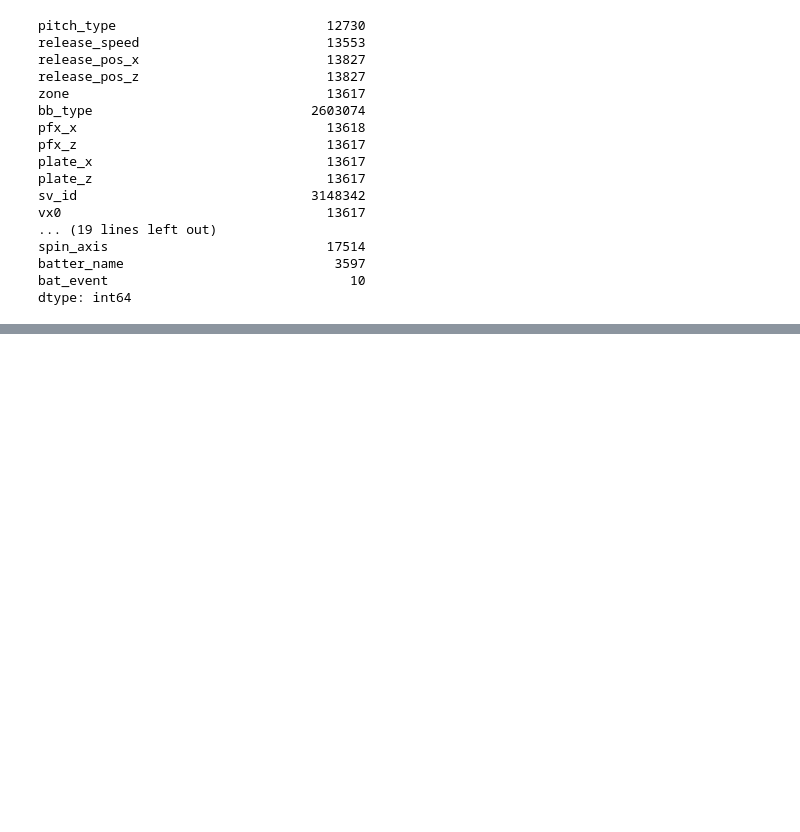
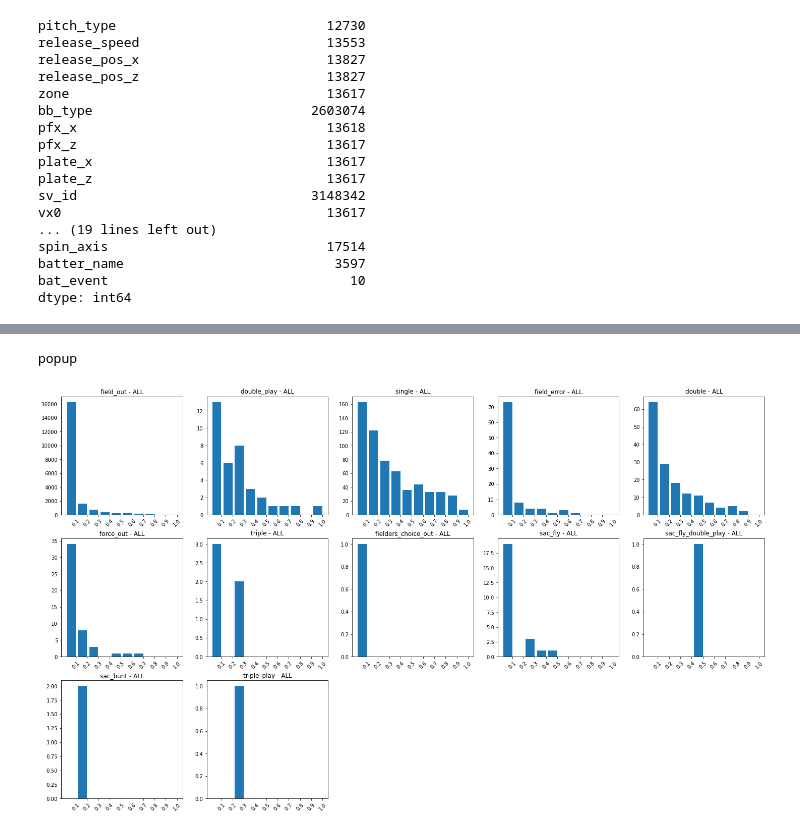
Before and after one commit to akingsley319/MLB_xBA_Prediction, a Jupyter notebook: missing_value_eda.ipynb, the cells around one changed output, grey strips where cells are left out. Drawn from its saved outputs; the diff is of its cells as text; code cells hidden in the pictures; blank space fills up the shorter version.

```diff
--- a/missing_value_eda.ipynb
+++ b/missing_value_eda.ipynb
@@ -477,0 +496,6 @@ df[df.bat_event.isin(non_hit)]['bat_event'].count()
+# %%
+print('popup')
+events = plot_against_event(df[df.bb_type == 'popup'], 'estimated_ba_using_speedangle')
+# %% [output]
+popup
+[figure, added]
```
Also changed, not shown: parts of 19 cells of this notebook, 8 other files.
